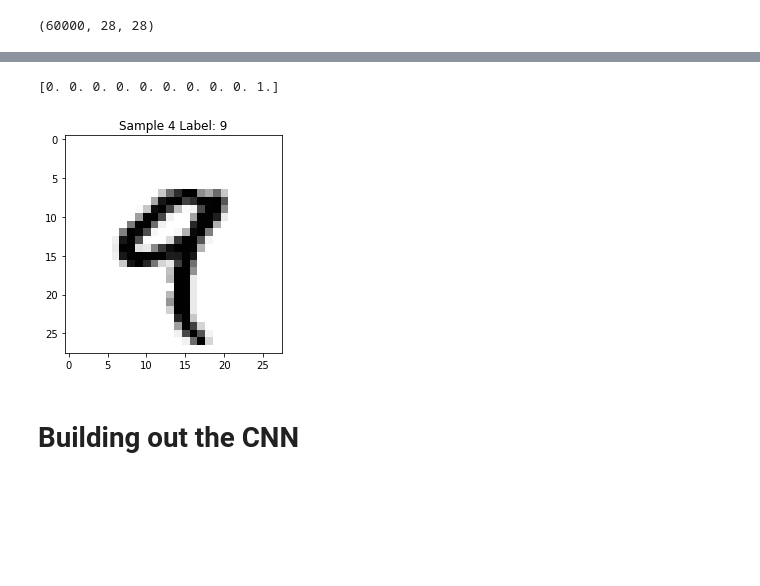
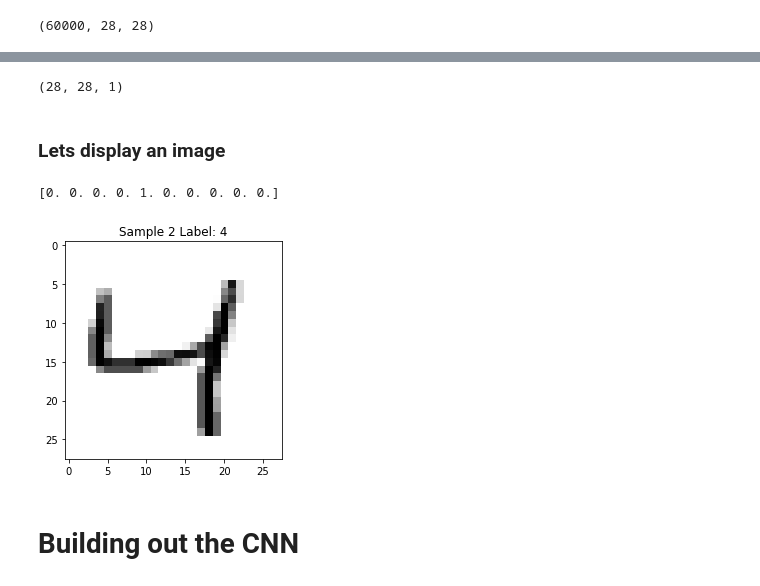
Before and after one commit to darshdee/Deep-Learning, a Jupyter notebook: My Projects/CNNs Using Keras.ipynb, the cells around one changed output, grey strips where cells are left out. Cells and saved outputs as stored; diff of their text form; code cells hidden in the pictures; blank space fills up the shorter version.

```diff
--- a/My Projects/CNNs Using Keras.ipynb
+++ b/My Projects/CNNs Using Keras.ipynb
@@ -38,28 +39,34 @@ test_images = test_images/255
 train_labels = keras.utils.to_categorical(mnist_train_labels,10)
 test_labels = keras.utils.to_categorical(mnist_test_labels,10)
+# %%
+input_shape
+# %% [output]
+(28, 28, 1)
+# %% [markdown]
+### Lets display an image
 # %%
 # taking this directly from reference article
 
 import matplotlib.pyplot as plt
 
 def display_sample(num):
     #print the one-hot array of this samples label
     print (train_labels[num])
 
     # print the label copnverted back to a number
     label = train_labels[num].argmax(axis=0)
 
     #reshape the 768 values to a 28x28 image
     image = train_images[num].reshape([28,28])
     plt.title('Sample %d Label: %d' % (num,label))
     plt.imshow(image, cmap = plt.get_cmap('gray_r'))
     plt.show()
     %matplotlib inline
 
-display_sample(4)
+display_sample(2)
 # %% [output]
-[0. 0. 0. 0. 0. 0. 0. 0. 0. 1.]
+[0. 0. 0. 0. 1. 0. 0. 0. 0. 0.]
-[figure, old version]
+[figure, new version]
 # %% [markdown]
 # Building out the CNN
 # %%
```
Also changed, not shown: parts of 10 cells of this notebook, 2 other files.
